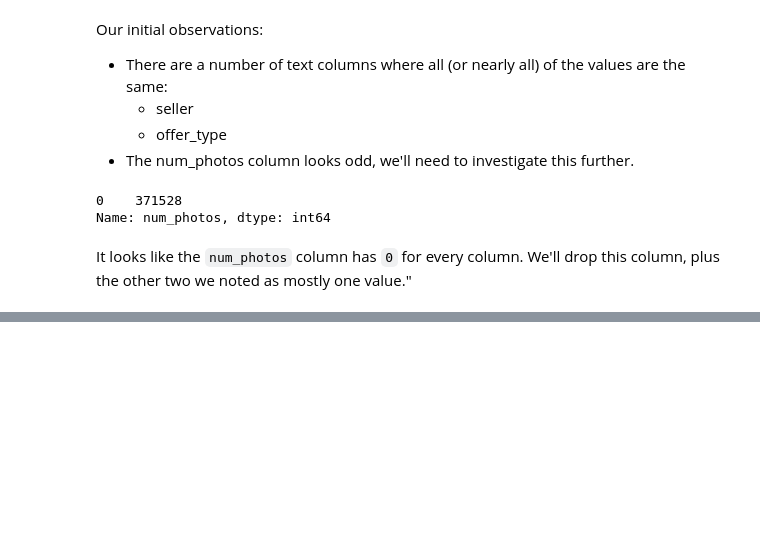
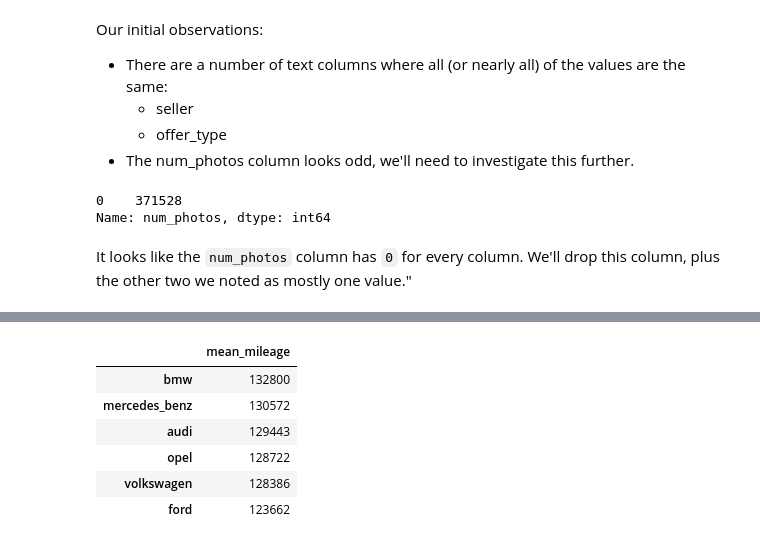
Before and after one commit to michaelkhanda/my-third-data-science-project, a Jupyter notebook: my_third_data_science_project.ipynb, the cells around one changed output, grey strips where cells are left out. Drawn from its saved outputs; the diff is of its cells as text; code cells hidden in the pictures; blank space fills up the shorter version.

```diff
--- a/my_third_data_science_project.ipynb
+++ b/my_third_data_science_project.ipynb
@@ -149,0 +511,11 @@ AttributeError: Can only use .str accessor with string values!
+# %%
+brand_info = pd.DataFrame(mean_mileage,columns=['mean_mileage'])
+brand_info
+# %% [output]
+|  | mean_mileage |
+| bmw | 132800 |
+| mercedes_benz | 130572 |
+| audi | 129443 |
+| opel | 128722 |
+| volkswagen | 128386 |
+| ford | 123662 |
```
Also changed, not shown: parts of 37 cells of this notebook.
